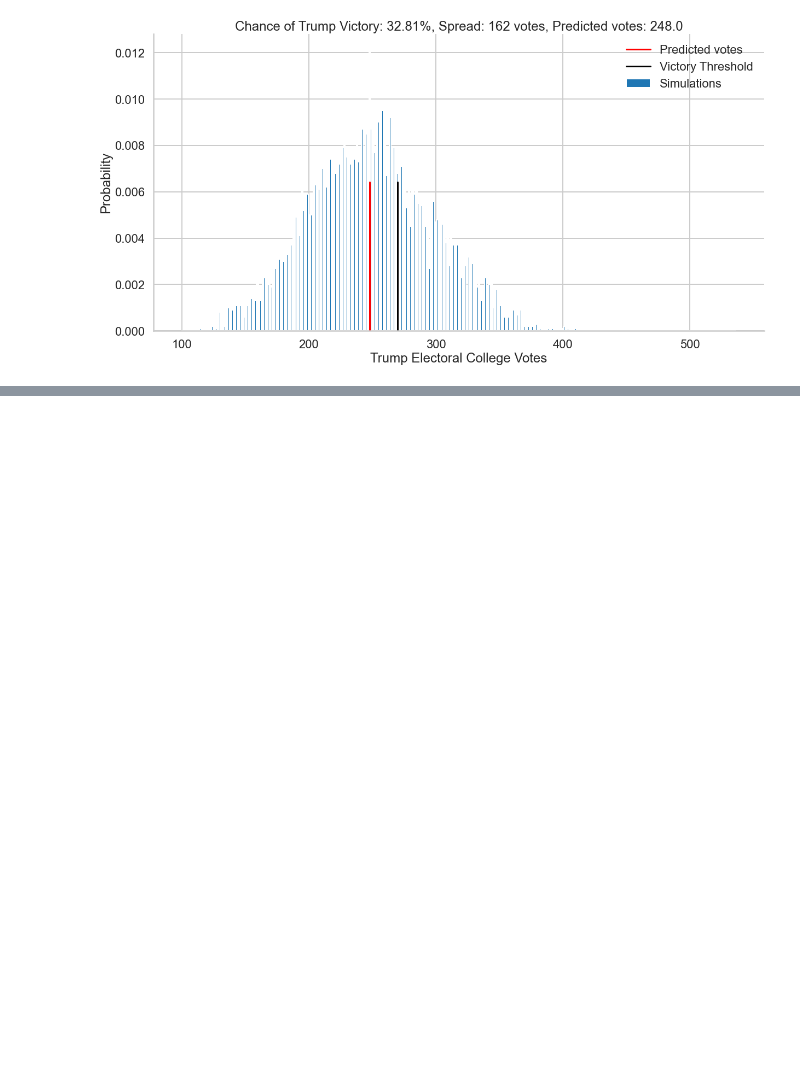
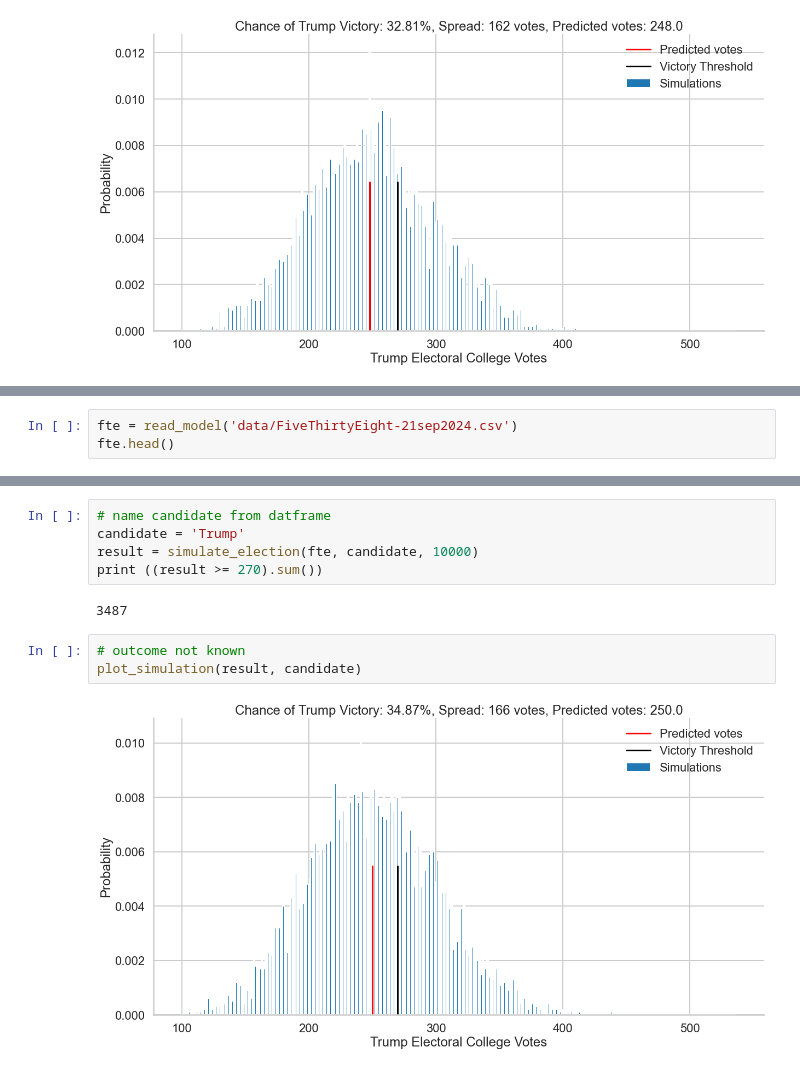
Before and after one commit to HodaAtWork/DS-miniatures, a Jupyter notebook: Python/Probability-Elections.ipynb, the cells around one changed output, grey strips where cells are left out. Cells and saved outputs as stored; diff of their text form; blank space fills up the shorter version.

Commit message:
added 2024 US presidential elections

```diff
--- a/Python/Probability-Elections.ipynb
+++ b/Python/Probability-Elections.ipynb
@@ -261,0 +287,3 @@ plot_simulation(result, candidate)
+# %%
+fte = read_model('data/FiveThirtyEight-21sep2024.csv')
+fte.head()
@@ -261,0 +298,12 @@ plot_simulation(result, candidate)
+# %%
+# name candidate from datframe
+candidate = 'Trump'
+result = simulate_election(fte, candidate, 10000)
+print ((result >= 270).sum())
+# %% [output]
+3487
+# %%
+# outcome not known
+plot_simulation(result, candidate)
+# %% [output]
+[figure, added]
```
Also changed, not shown: parts of 17 cells of this notebook, 1 other file.
